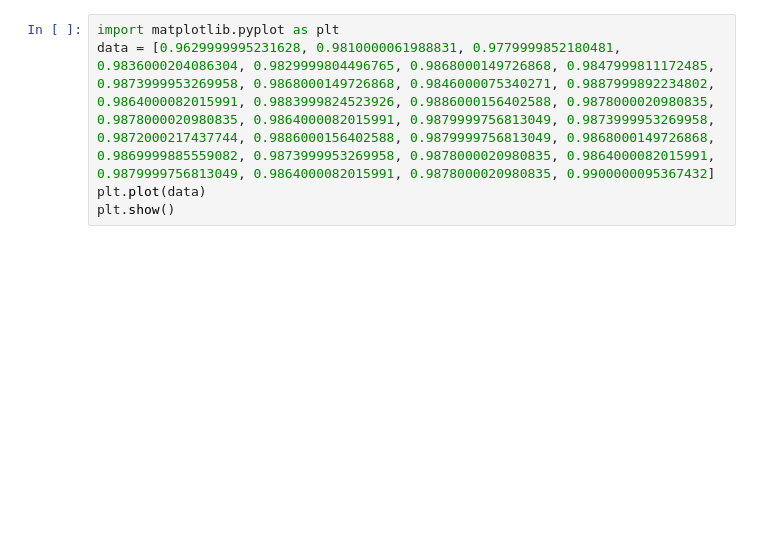
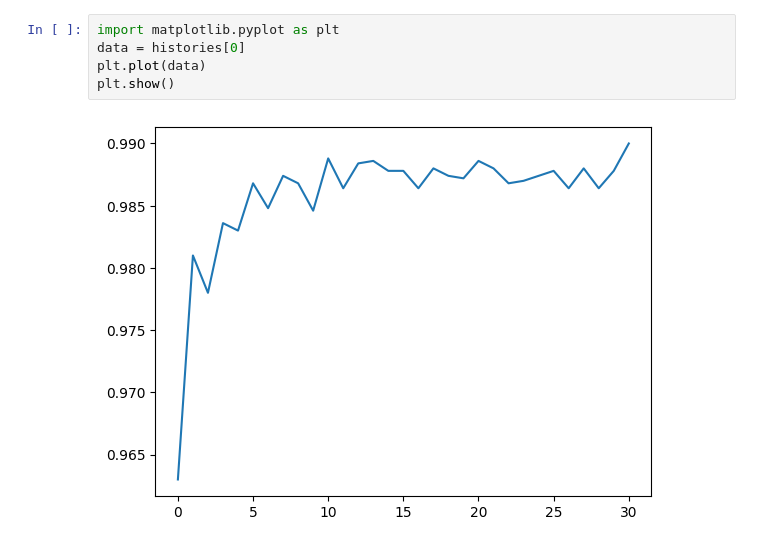
Before and after one commit to wierdkid/Image-related-nueral-nets, a Jupyter notebook: First working attempt.ipynb, the cells around one changed output. Saved outputs shown, nothing was run; the diff lists cells and outputs as text; blank space fills up the shorter version.

```diff
--- a/First working attempt.ipynb
+++ b/First working attempt.ipynb
@@ -107,5 +116,7 @@ Epoch 4/100
-# %%
-import matplotlib.pyplot as plt
-data = [0.9629999995231628, 0.9810000061988831, 0.9779999852180481, 0.9836000204086304, 0.9829999804496765, 0.9868000149726868, 0.9847999811172485, 0.9873999953269958, 0.9868000149726868, 0.9846000075340271, 0.9887999892234802, 0.9864000082015991, 0.9883999824523926, 0.9886000156402588, 0.9878000020980835, 0.9878000020980835, 0.9864000082015991, 0.9879999756813049, 0.9873999953269958, 0.9872000217437744, 0.9886000156402588, 0.9879999756813049, 0.9868000149726868, 0.9869999885559082, 0.9873999953269958, 0.9878000020980835, 0.9864000082015991, 0.9879999756813049, 0.9864000082015991, 0.9878000020980835, 0.9900000095367432]
-plt.plot(data)
-plt.show()
+# %%
+import matplotlib.pyplot as plt
+data = histories[0]
+plt.plot(data)
+plt.show()
+# %% [output]
+[figure, added]
```
Also changed, not shown: parts of 1 cell of this notebook, 5 other files.
